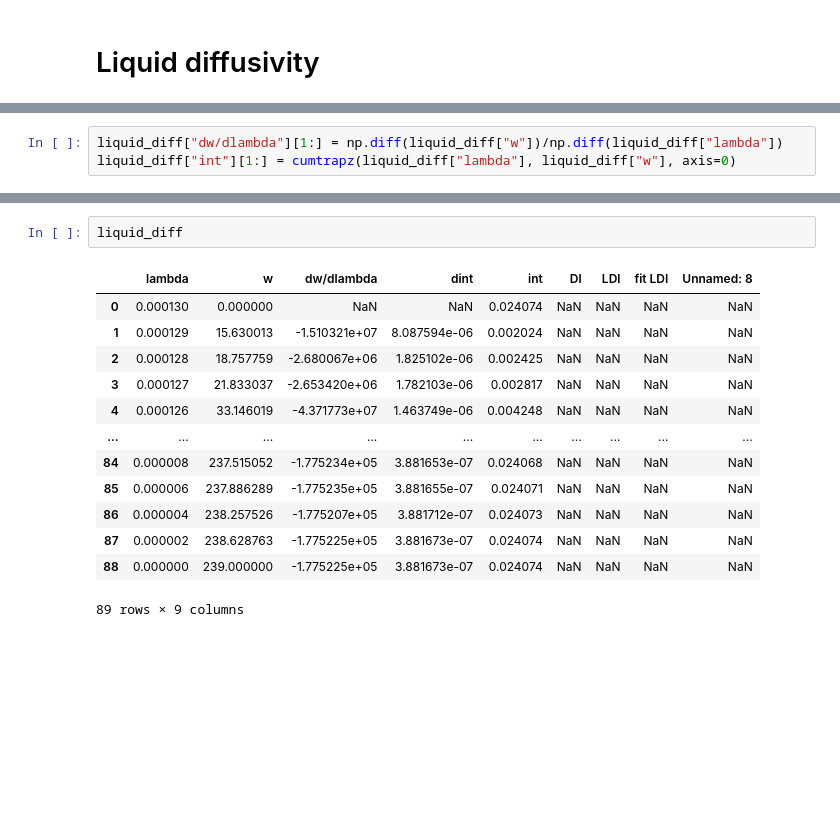
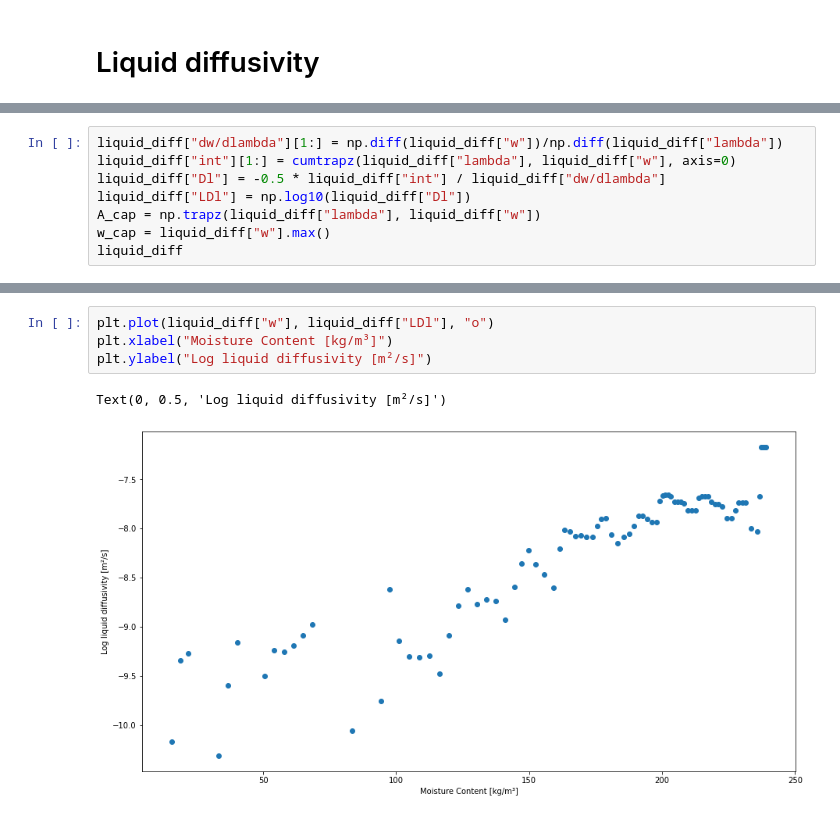
Before and after one commit to pick2510/BPTA, a Jupyter notebook: Ex2/Ex2.ipynb, the cells around one changed output, grey strips where cells are left out. Saved outputs shown, nothing was run; the diff lists cells and outputs as text; blank space fills up the shorter version.

```diff
--- a/Ex2/Ex2.ipynb
+++ b/Ex2/Ex2.ipynb
@@ -70,3 +74,8 @@ Name: lambda, Length: 89, dtype: float64
 # %%
 liquid_diff["dw/dlambda"][1:] = np.diff(liquid_diff["w"])/np.diff(liquid_diff["lambda"])
 liquid_diff["int"][1:] = cumtrapz(liquid_diff["lambda"], liquid_diff["w"], axis=0)
+liquid_diff["Dl"] = -0.5 * liquid_diff["int"] / liquid_diff["dw/dlambda"]
+liquid_diff["LDl"] = np.log10(liquid_diff["Dl"])
+A_cap = np.trapz(liquid_diff["lambda"], liquid_diff["w"])
+w_cap = liquid_diff["w"].max()
+liquid_diff
@@ -73,16 +96,7 @@ liquid_diff["int"][1:] = cumtrapz(liquid_diff["lambda"], liquid_diff["w"], axis=
-# %%
-liquid_diff
-# %% [output]
-|  | lambda | w | dw/dlambda | dint | int | Dl | LDl | fit LDI | Unnamed: 8 |
-| 0 | 0.000130 | 0.000000 | NaN | NaN | 0.024074 | NaN | NaN | NaN | NaN |
-| 1 | 0.000129 | 15.630013 | -1.510321e+07 | 8.087594e-06 | 0.002024 | NaN | NaN | NaN | NaN |
-| 2 | 0.000128 | 18.757759 | -2.680067e+06 | 1.825102e-06 | 0.002425 | NaN | NaN | NaN | NaN |
-| 3 | 0.000127 | 21.833037 | -2.653420e+06 | 1.782103e-06 | 0.002817 | NaN | NaN | NaN | NaN |
-| 4 | 0.000126 | 33.146019 | -4.371773e+07 | 1.463749e-06 | 0.004248 | NaN | NaN | NaN | NaN |
-| ... | ... | ... | ... | ... | ... | ... | ... | ... | ... |
-| 84 | 0.000008 | 237.515052 | -1.775234e+05 | 3.881653e-07 | 0.024068 | NaN | NaN | NaN | NaN |
-| 85 | 0.000006 | 237.886289 | -1.775235e+05 | 3.881655e-07 | 0.024071 | NaN | NaN | NaN | NaN |
-| 86 | 0.000004 | 238.257526 | -1.775207e+05 | 3.881712e-07 | 0.024073 | NaN | NaN | NaN | NaN |
-| 87 | 0.000002 | 238.628763 | -1.775225e+05 | 3.881673e-07 | 0.024074 | NaN | NaN | NaN | NaN |
-| 88 | 0.000000 | 239.000000 | -1.775225e+05 | 3.881673e-07 | 0.024074 | NaN | NaN | NaN | NaN |
-89 rows × 9 columns
+# %%
+plt.plot(liquid_diff["w"], liquid_diff["LDl"], "o")
+plt.xlabel("Moisture Content [kg/m³]")
+plt.ylabel("Log liquid diffusivity [m²/s]")
+# %% [output]
+Text(0, 0.5, 'Log liquid diffusivity [m²/s]')
+[figure, added]
```
Also changed, not shown: parts of 15 cells of this notebook.
